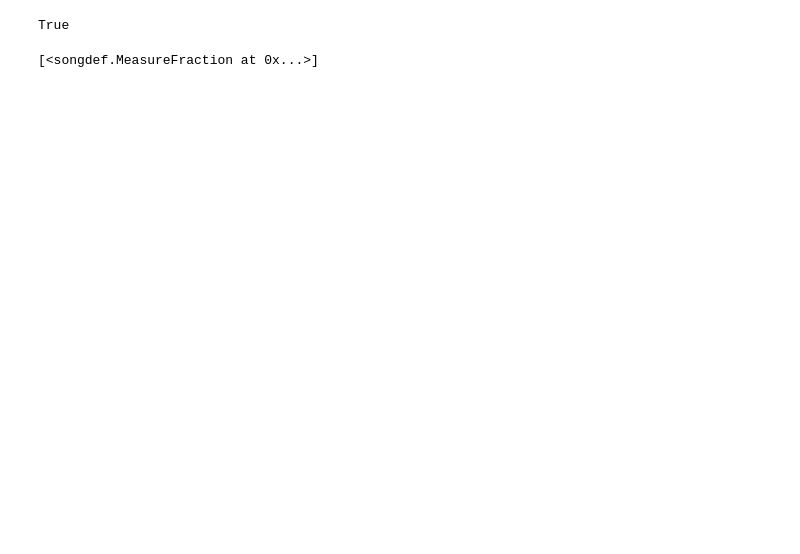
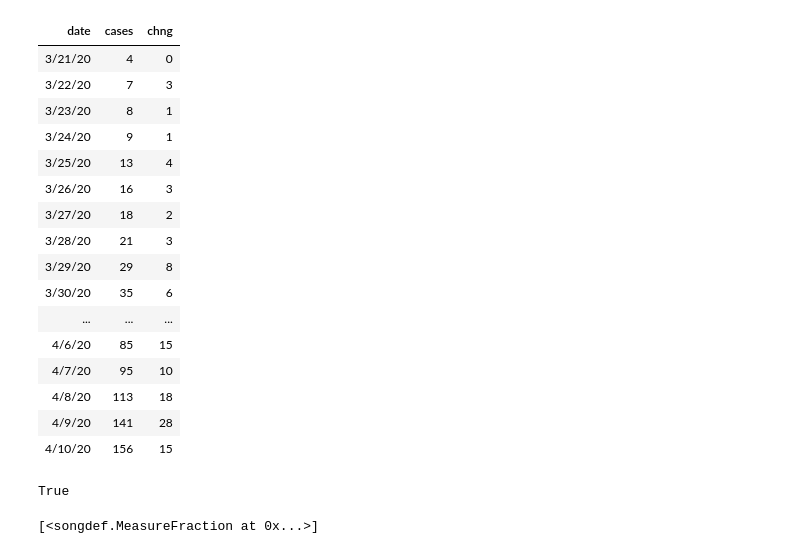
Before and after one commit to bgithub1/songdef, a Jupyter notebook: songdef/songdef.ipynb, the cells around one changed output. Cells and saved outputs as stored; diff of their text form; code cells hidden in the pictures; blank space fills up the shorter version.

```diff
--- a/songdef/songdef.ipynb
+++ b/songdef/songdef.ipynb
@@ -13,3 +33,24 @@ from songdef import *
+# %%
+df = pd.read_csv('/users/bperlman1/cases.csv')
+df.style.hide_index()
+# %% [output]
+| date | cases | chng |
+| 3/21/20 | 4 | 0 |
+| 3/22/20 | 7 | 3 |
+| 3/23/20 | 8 | 1 |
+| 3/24/20 | 9 | 1 |
+| 3/25/20 | 13 | 4 |
+| 3/26/20 | 16 | 3 |
+| 3/27/20 | 18 | 2 |
+| 3/28/20 | 21 | 3 |
+| 3/29/20 | 29 | 8 |
+| 3/30/20 | 35 | 6 |
+| ... | ... | ... |
+| 4/6/20 | 85 | 15 |
+| 4/7/20 | 95 | 10 |
+| 4/8/20 | 113 | 18 |
+| 4/9/20 | 141 | 28 |
+| 4/10/20 | 156 | 15 |
 # %%
 # self.is_superset_of(other) where other is a subset of self
 Major7(2)._issupersetof(Major(2))
```
Also changed, not shown: parts of 17 cells of this notebook, 3 other files.
